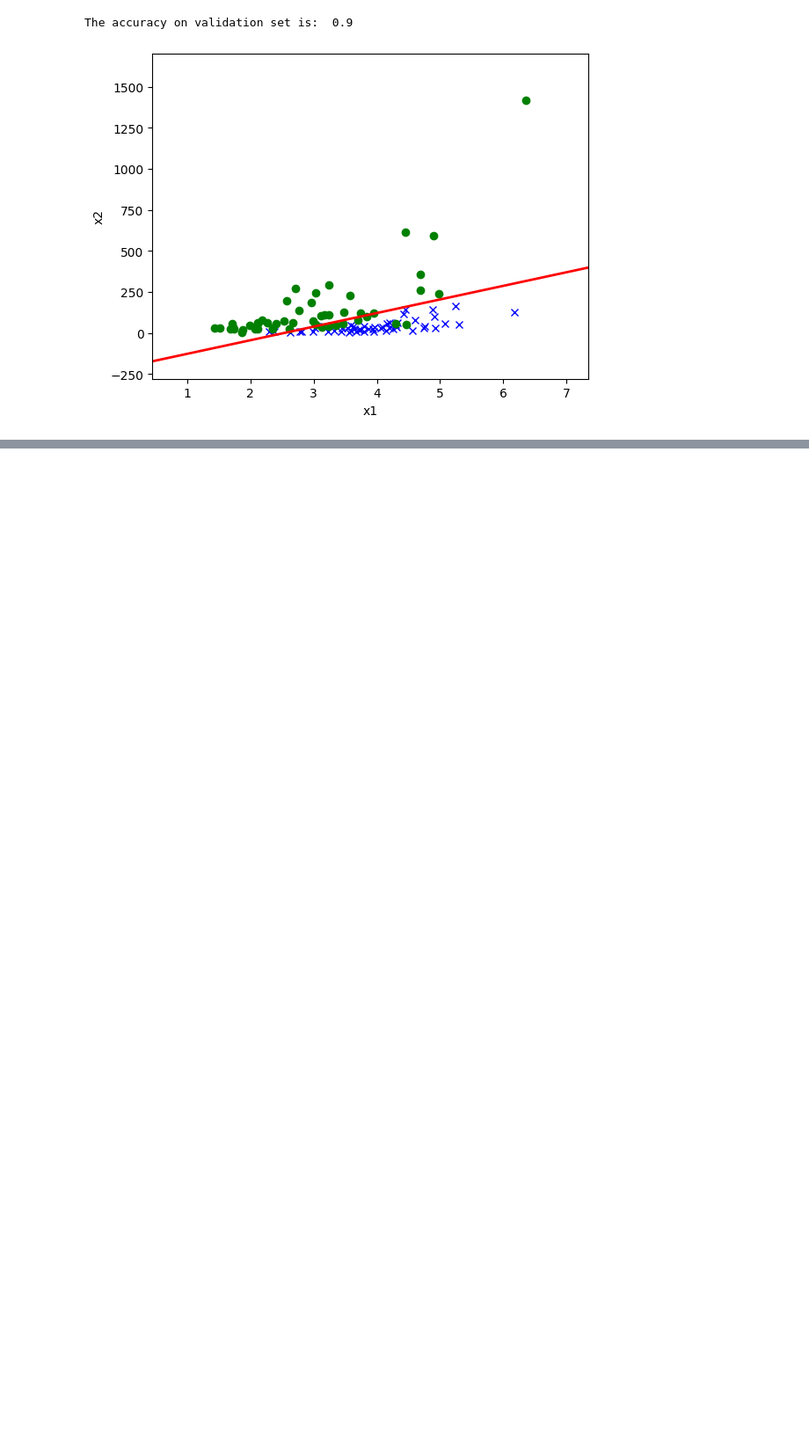
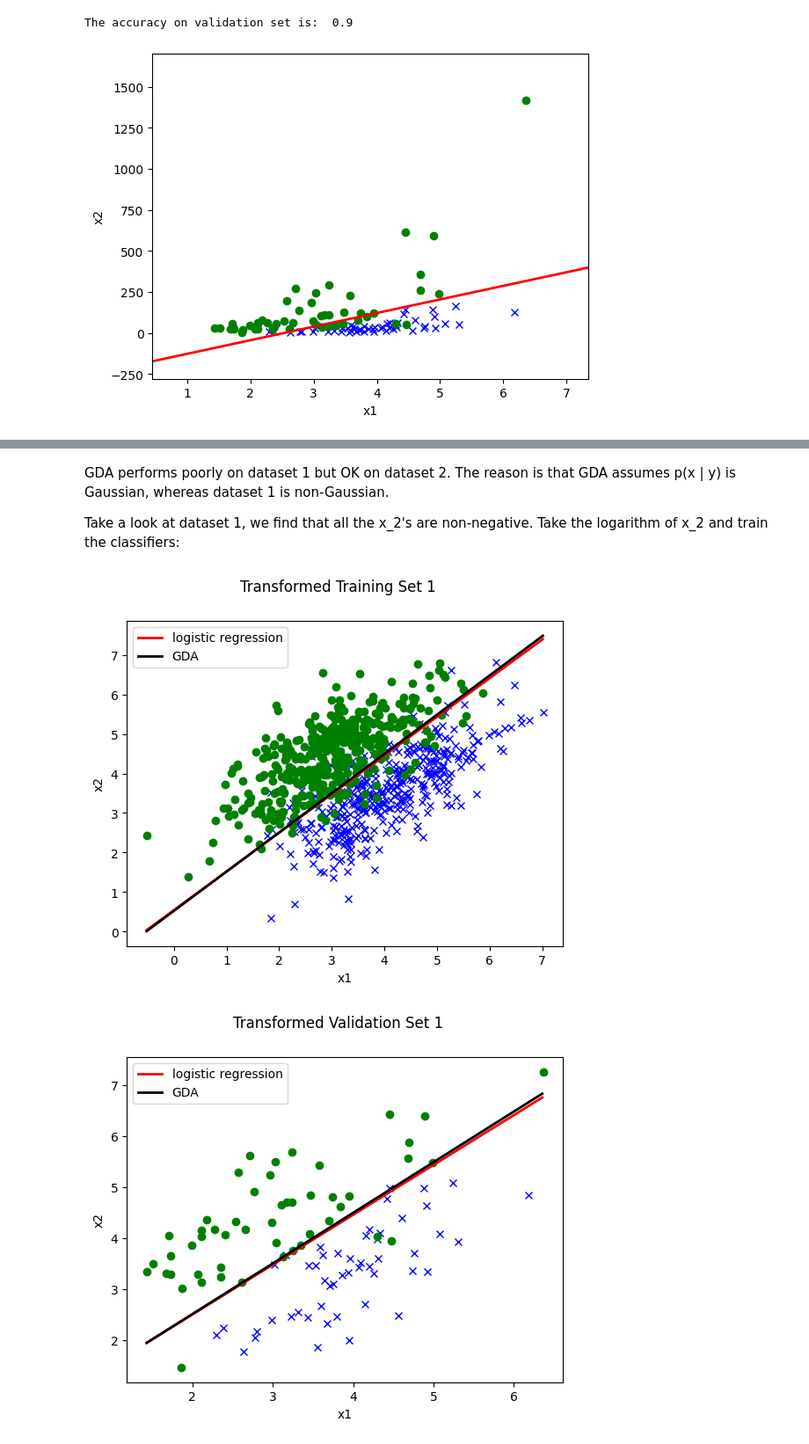
Before and after one commit to mateuszcedro/cs229-2018-autumn, a Jupyter notebook: problem_sets/PS1/mine_ps1/mine_ps1.ipynb, the cells around one changed output, grey strips where cells are left out. Shown: that part at 88% size. Drawn from its saved outputs; the diff is of its cells as text; code cells hidden in the pictures; blank space fills up the shorter version.

```diff
--- a/problem_sets/PS1/mine_ps1/mine_ps1.ipynb
+++ b/problem_sets/PS1/mine_ps1/mine_ps1.ipynb
@@ -142,0 +271,30 @@ The accuracy on validation set is:  0.9
+# %% [markdown]
+GDA performs poorly on dataset 1 but OK on dataset 2. The reason is that GDA assumes p(x | y)
+ is Gaussian, whereas dataset 1 is non-Gaussian.
+
+Take a look at dataset 1, we find that all the
+x_2's are non-negative. Take the logarithm of
+x_2 and train the classifiers:
+# %%
+x_train, y_train = util.load_dataset(ds1_training_set_path)
+x_valid, y_valid = util.load_dataset(ds1_valid_set_path)
+transformed_x_train = np.stack((x_train[:,0], np.log(x_train[:,1])), axis=1)
+transformed_x_valid = np.stack((x_valid[:,0], np.log(x_valid[:,1])), axis=1)
+
+# Train logistic regression
+transformed_x_train_with_intercept = util.add_intercept(transformed_x_train)
+log_reg = LogisticRegression()
+log_reg.fit(transformed_x_train_with_intercept, y_train)
+
+# Train GDA
+gda = GDA()
+gda.fit(transformed_x_train, y_train)
+
+# Plot decision boundaries on training set 1
+plot(transformed_x_train, y_train, theta_1=log_reg.theta, legend_1='logistic regression', theta_2=gda.theta, legend_2='GDA', title='Transformed Training Set 1')
+
+# Plot decision boundaries on validation set 1
+plot(transformed_x_valid, y_valid, theta_1=log_reg.theta, legend_1='logistic regression', theta_2=gda.theta, legend_2='GDA', title='Transformed Validation Set 1')
+# %% [output]
+[figure, added]
+[figure, added]
```
Also changed, not shown: parts of 7 cells of this notebook.
